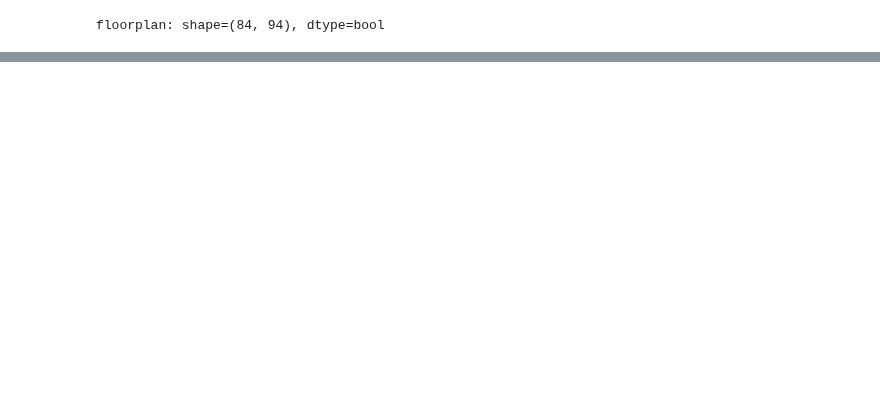
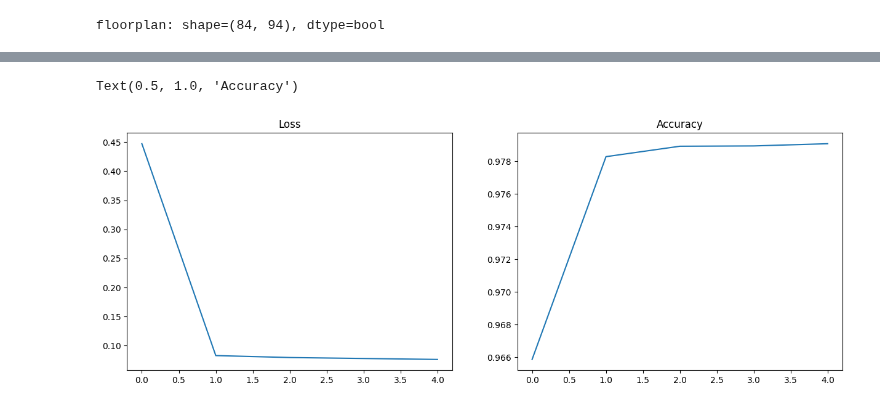
Before and after one commit to malcolmlett/robovac, a Jupyter notebook: Experiment_NN_LDS_to_OccupancyMap_1.ipynb, the cells around one changed output, grey strips where cells are left out. Drawn from its saved outputs; the diff is of its cells as text; code cells hidden in the pictures; blank space fills up the shorter version.

```diff
--- a/Experiment_NN_LDS_to_OccupancyMap_1.ipynb
+++ b/Experiment_NN_LDS_to_OccupancyMap_1.ipynb
@@ -457,0 +91,3 @@ numpy.ndarray
+# %%
+# Wrap in a dataset
+dataset = tf.data.Dataset.from_tensor_slices((X, Y))
@@ -457,0 +240,7 @@ numpy.ndarray
+# %%
+input_size = (X[0].shape[0], X[0].shape[1], 1)
+n_filters=32
+n_classes=2
+
+unet = unet_model(input_size, n_filters, n_classes)
+unet.summary()
@@ -457,0 +265,10 @@ numpy.ndarray
+# %%
+# Runs in a couple of minutes on TPU
+unet.compile(optimizer='adam',
+              loss=tf.keras.losses.SparseCategoricalCrossentropy(from_logits=True),
+              metrics=['accuracy'])
+epochs = 5
+batch_size = 32
+train_dataset = dataset.shuffle(buffer_size=len(X)).batch(batch_size)
+print(train_dataset.element_spec)
+model_history = unet.fit(train_dataset, epochs=epochs)
@@ -457,0 +287,11 @@ numpy.ndarray
+# %%
+plt.figure(figsize=(15,5))
+plt.subplot(1,2,1)
+plt.plot(model_history.history["loss"])
+plt.title("Loss")
+plt.subplot(1,2,2)
+plt.plot(model_history.history["accuracy"])
+plt.title("Accuracy")
+# %% [output]
+Text(0.5, 1.0, 'Accuracy')
+[figure, added]
```
Also changed, not shown: parts of 28 cells of this notebook.
